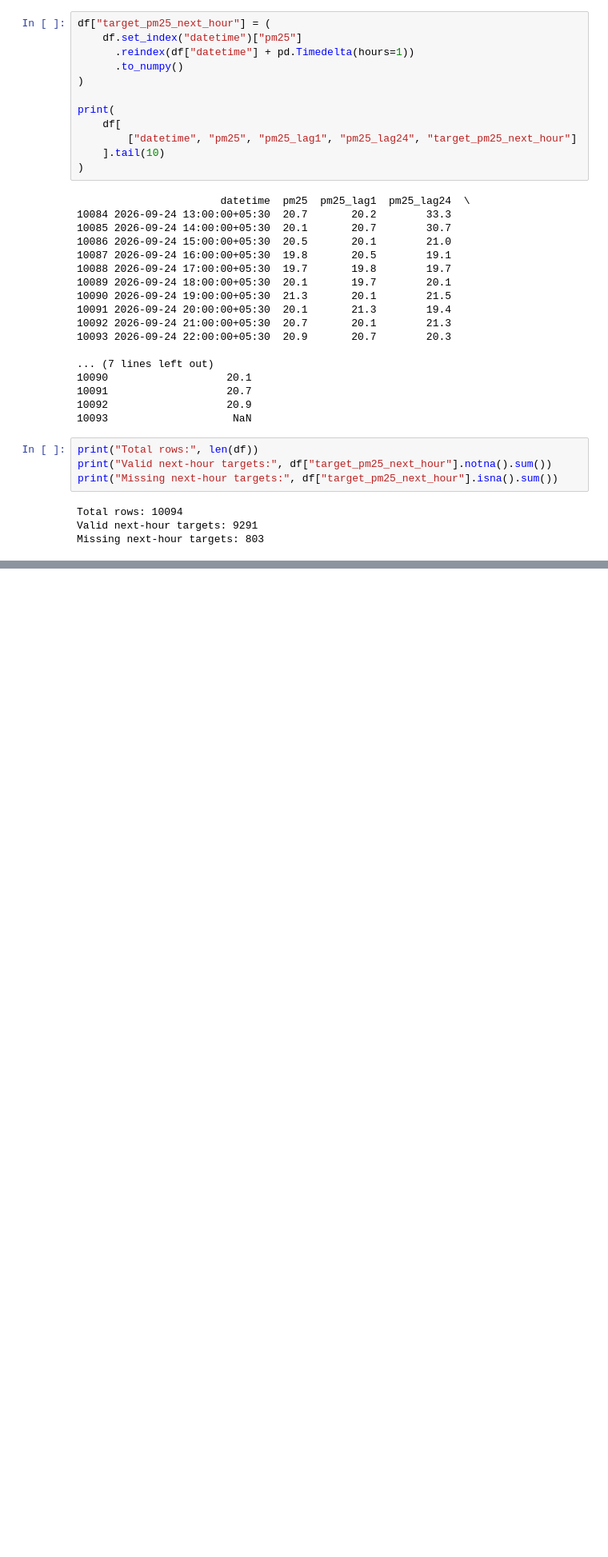
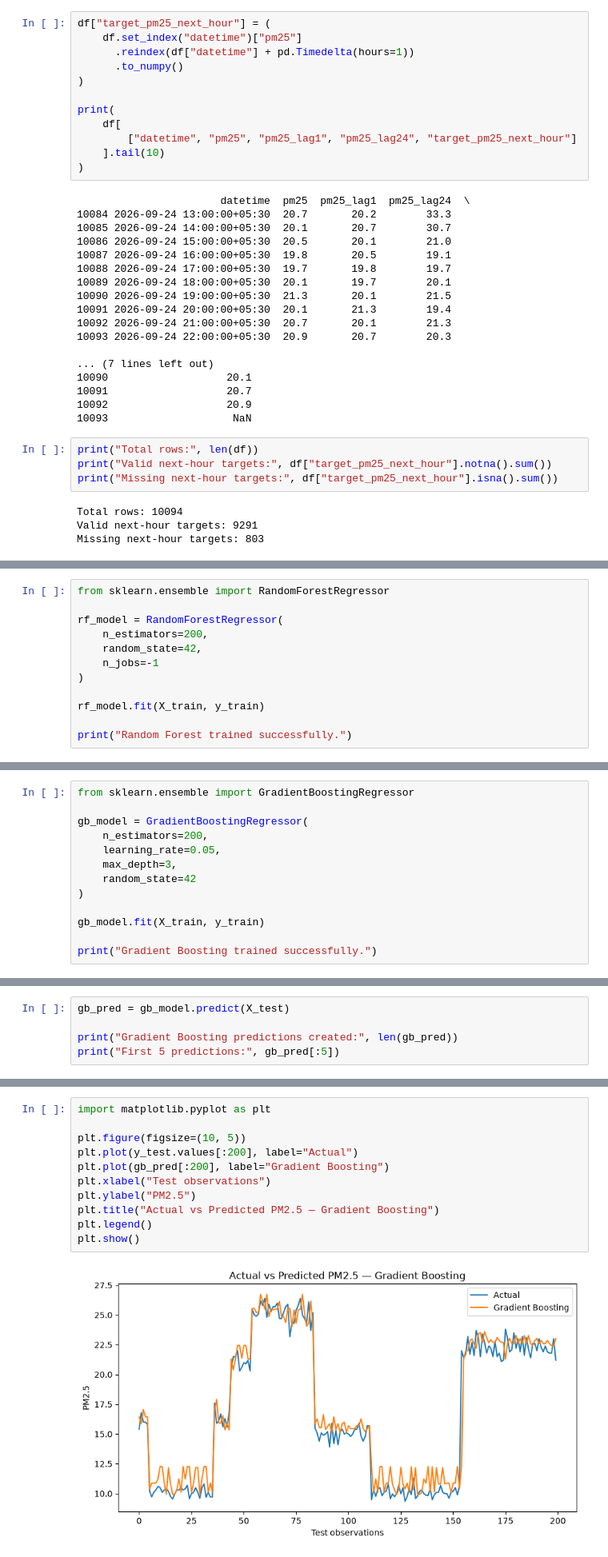
Before and after one commit to Arathii26/kerala-air-quality-intelligence, a Jupyter notebook: notebooks/01_first_look.ipynb, the cells around one changed output, grey strips where cells are left out. Shown at 80% size. Cells and saved outputs as stored; diff of their text form; blank space fills up the shorter version.

```diff
--- a/notebooks/01_first_look.ipynb
+++ b/notebooks/01_first_look.ipynb
@@ -4018,0 +4411,12 @@ Missing next-hour targets: 803
+# %%
+from sklearn.ensemble import RandomForestRegressor
+
+rf_model = RandomForestRegressor(
+    n_estimators=200,
+    random_state=42,
+    n_jobs=-1
+)
+
+rf_model.fit(X_train, y_train)
+
+print("Random Forest trained successfully.")
@@ -4018,0 +4526,13 @@ Missing next-hour targets: 803
+# %%
+from sklearn.ensemble import GradientBoostingRegressor
+
+gb_model = GradientBoostingRegressor(
+    n_estimators=200,
+    learning_rate=0.05,
+    max_depth=3,
+    random_state=42
+)
+
+gb_model.fit(X_train, y_train)
+
+print("Gradient Boosting trained successfully.")
@@ -4018,0 +4541,5 @@ Missing next-hour targets: 803
+# %%
+gb_pred = gb_model.predict(X_test)
+
+print("Gradient Boosting predictions created:", len(gb_pred))
+print("First 5 predictions:", gb_pred[:5])
@@ -4018,0 +4650,13 @@ Missing next-hour targets: 803
+# %%
+import matplotlib.pyplot as plt
+
+plt.figure(figsize=(10, 5))
+plt.plot(y_test.values[:200], label="Actual")
+plt.plot(gb_pred[:200], label="Gradient Boosting")
+plt.xlabel("Test observations")
+plt.ylabel("PM2.5")
+plt.title("Actual vs Predicted PM2.5 — Gradient Boosting")
+plt.legend()
+plt.show()
+# %% [output]
+[figure, added]
```
Also changed, not shown: parts of 82 cells of this notebook, 10 other files.
